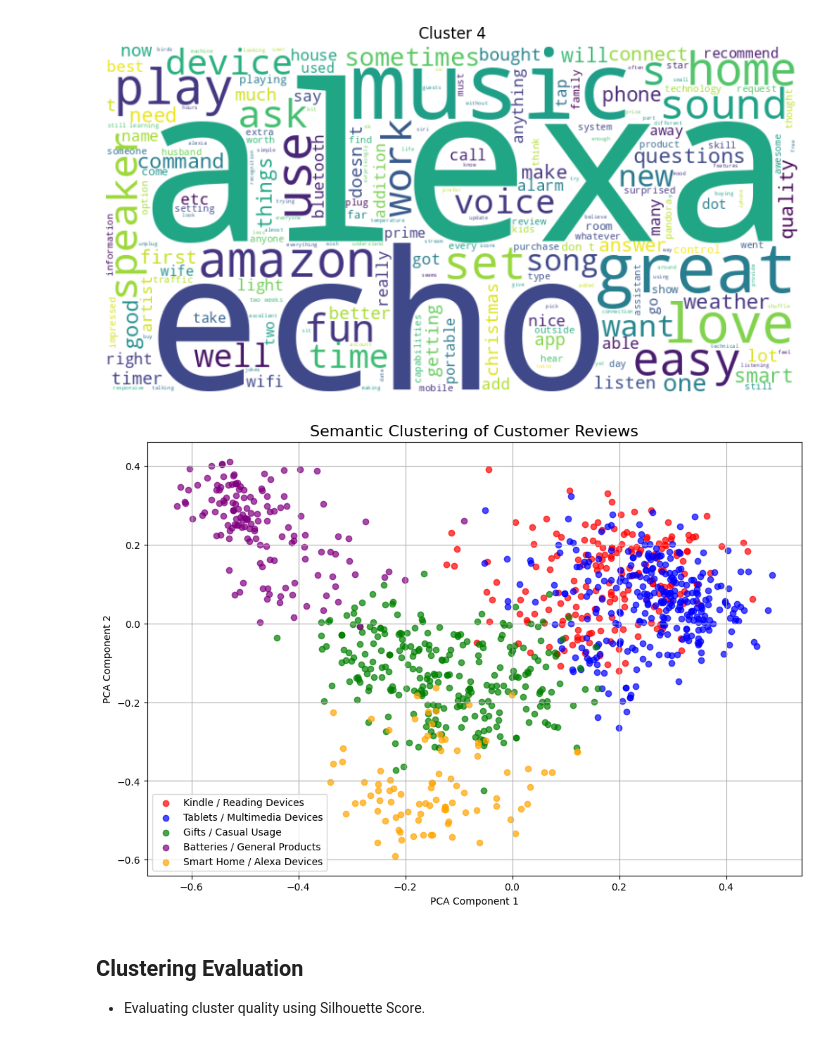
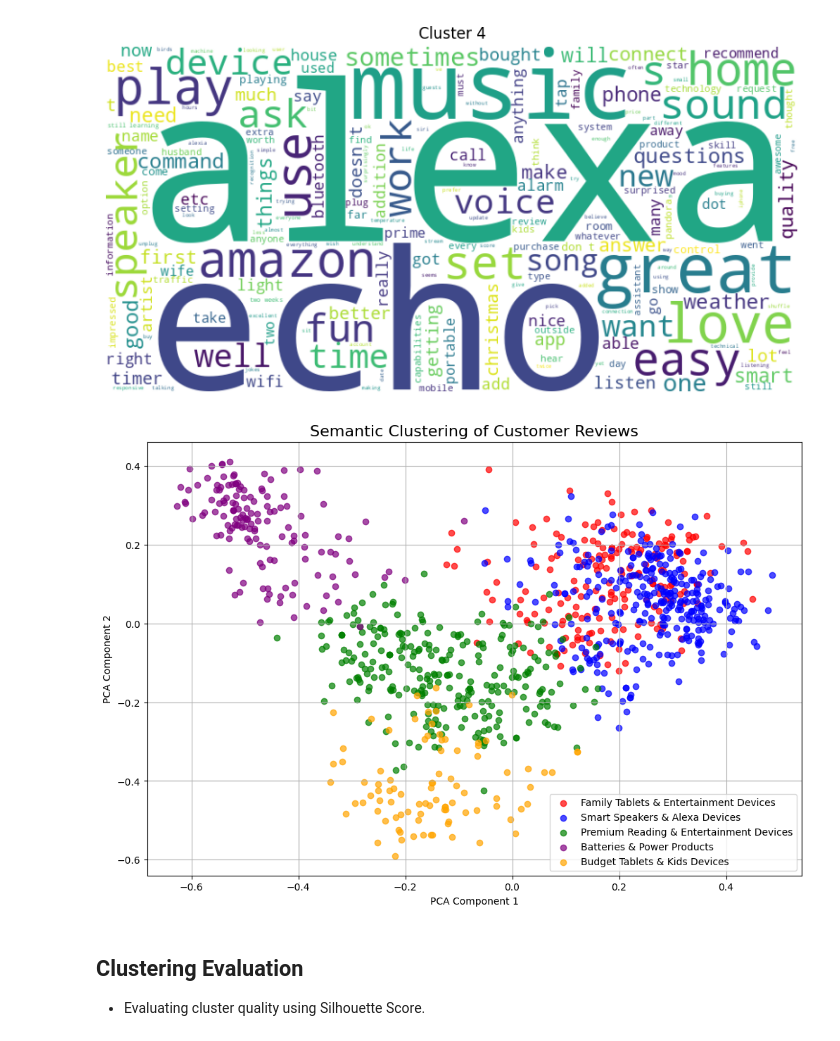
Before and after one commit to DimiGretsistas/Automated-Customers-Reviews-Project, a Jupyter notebook: notebooks/03_clustering.ipynb, the cells around one changed output. Cells and saved outputs as stored; diff of their text form; code cells hidden in the pictures.

Commit message:
Changed cluster names for plot

```diff
--- a/notebooks/03_clustering.ipynb
+++ b/notebooks/03_clustering.ipynb
@@ -246,44 +246,44 @@ reduced_embeddings = pca.fit_transform(embeddings)
 
 # cluster names
 cluster_names = {
-    0: "Kindle / Reading Devices",
-    1: "Tablets / Multimedia Devices",
-    2: "Gifts / Casual Usage",
-    3: "Batteries / General Products",
-    4: "Smart Home / Alexa Devices"
+    0: "Family Tablets & Entertainment Devices",
+    1: "Smart Speakers & Alexa Devices",
+    2: "Premium Reading & Entertainment Devices",
+    3: "Batteries & Power Products",
+    4: "Budget Tablets & Kids Devices"
 }
 
 # fixed colors
 colors = ["red", "blue", "green", "purple", "orange"]
 
 plt.figure(figsize=(12,8))
 
 for cluster_id in sorted(sample_df["cluster"].unique()):
 
     cluster_points = reduced_embeddings[sample_df["cluster"] == cluster_id]
 
     plt.scatter(
         cluster_points[:, 0],
         cluster_points[:, 1],
         label=cluster_names.get(cluster_id, f"Cluster {cluster_id}"),
         color=colors[cluster_id],
         alpha=0.7
     )
 
 # title + labels
 plt.title("Semantic Clustering of Customer Reviews", fontsize=16)
 
 plt.xlabel("PCA Component 1")
 plt.ylabel("PCA Component 2")
 
 # legend instead of ugly colorbar
 plt.legend()
 
 plt.grid(True)
 
 plt.show()
 # %% [output]
-[figure, old version]
+[figure, new version]
 # %% [markdown]
 ## Clustering Evaluation
 - Evaluating cluster quality using Silhouette Score.
```
Also changed, not shown: parts of 1 cell of this notebook.
